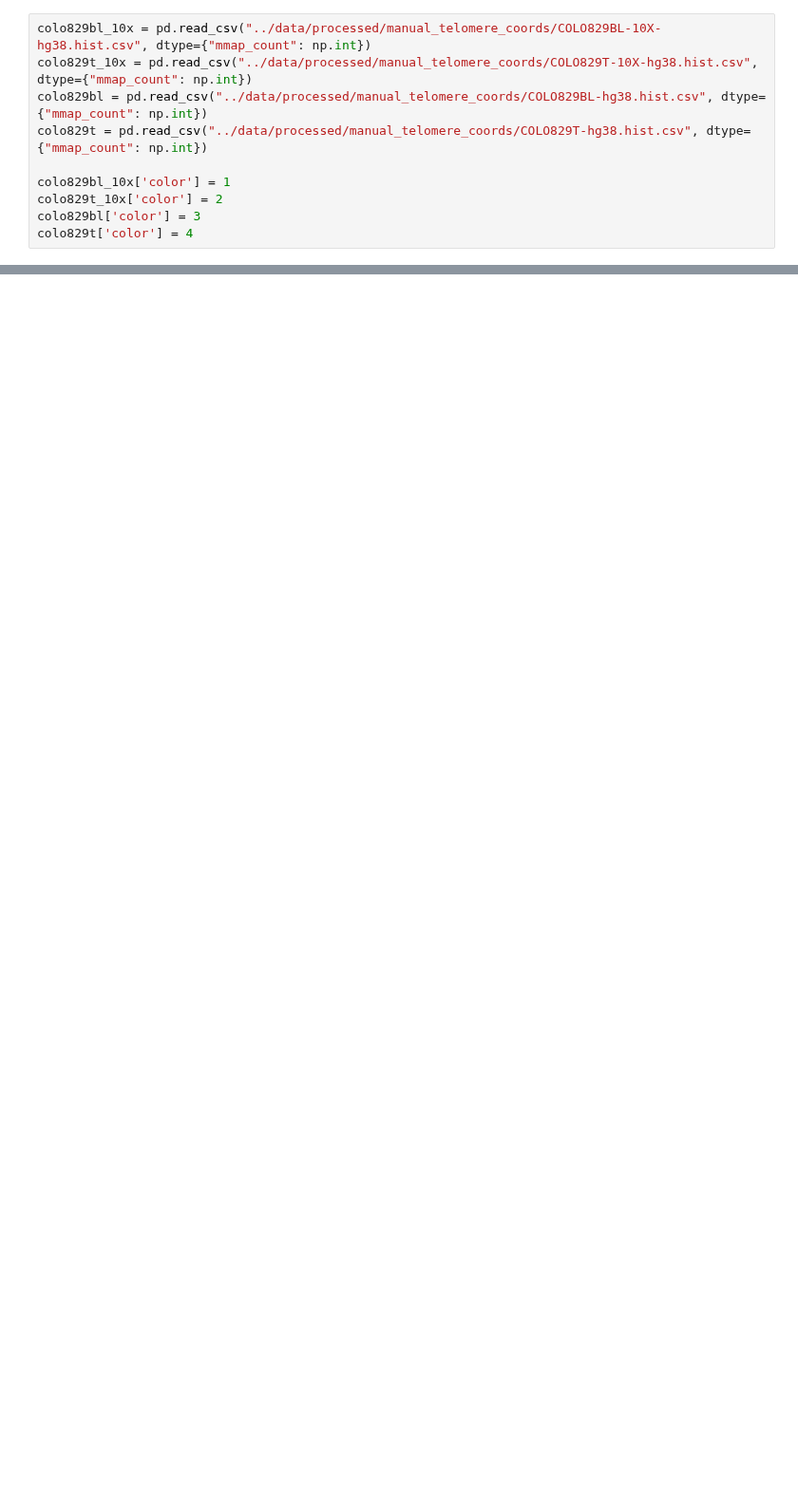
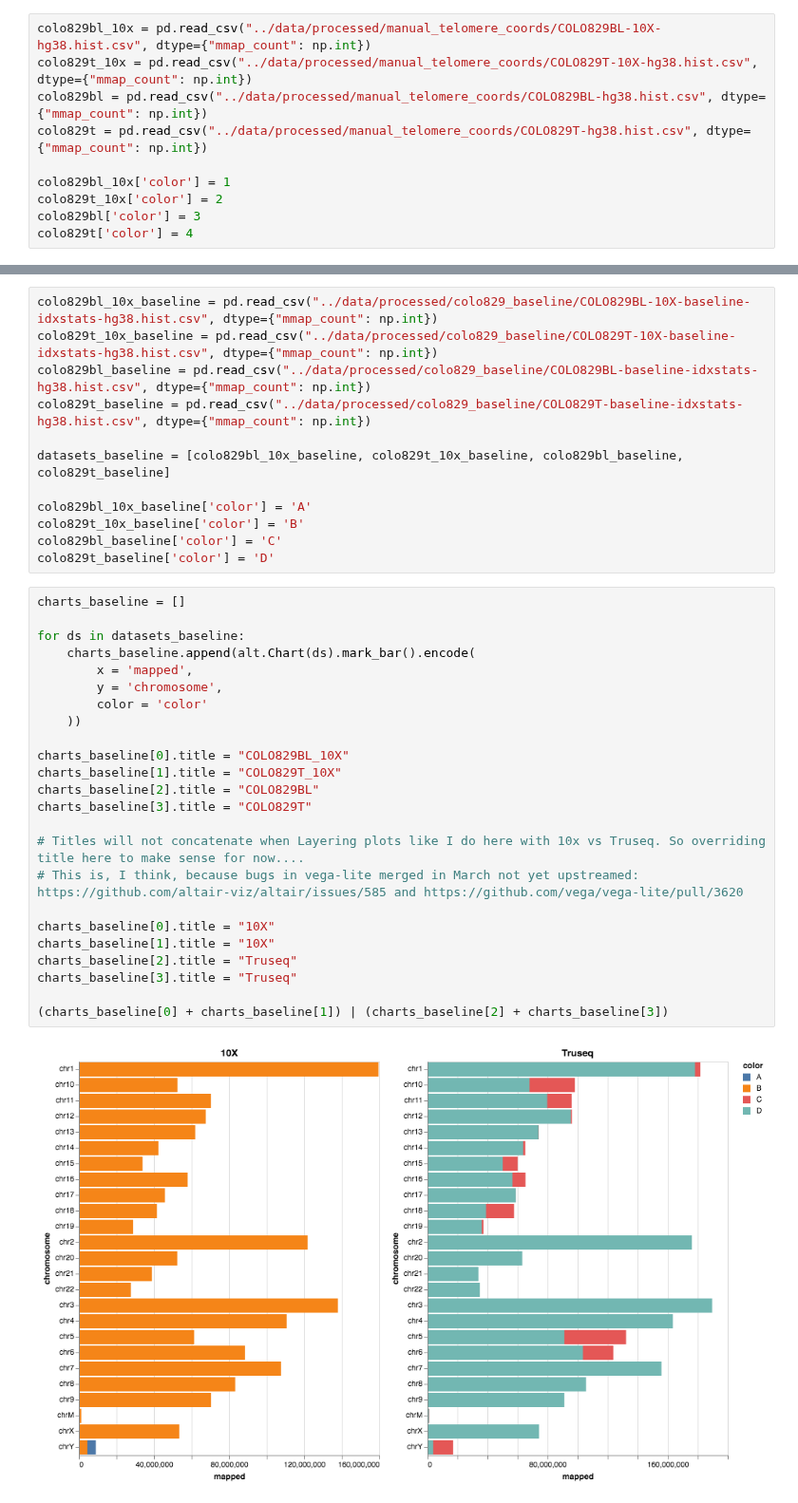
Before and after one commit to umccr/10x, a Jupyter notebook: telomeres/notebooks/counts.ipynb, the cells around one changed output, grey strips where cells are left out. Shown at 95% size. Cells and saved outputs as stored; diff of their text form; blank space fills up the shorter version.

```diff
--- a/telomeres/notebooks/counts.ipynb
+++ b/telomeres/notebooks/counts.ipynb
@@ -47,0 +63,38 @@ charts[3].title = "COLO829T"
+# %%
+colo829bl_10x_baseline = pd.read_csv("../data/processed/colo829_baseline/COLO829BL-10X-baseline-idxstats-hg38.hist.csv", dtype={"mmap_count": np.int})
+colo829t_10x_baseline = pd.read_csv("../data/processed/colo829_baseline/COLO829T-10X-baseline-idxstats-hg38.hist.csv", dtype={"mmap_count": np.int})
+colo829bl_baseline = pd.read_csv("../data/processed/colo829_baseline/COLO829BL-baseline-idxstats-hg38.hist.csv", dtype={"mmap_count": np.int})
+colo829t_baseline = pd.read_csv("../data/processed/colo829_baseline/COLO829T-baseline-idxstats-hg38.hist.csv", dtype={"mmap_count": np.int})
+
+datasets_baseline = [colo829bl_10x_baseline, colo829t_10x_baseline, colo829bl_baseline, colo829t_baseline]
+
+colo829bl_10x_baseline['color'] = 'A'
+colo829t_10x_baseline['color'] = 'B'
+colo829bl_baseline['color'] = 'C'
+colo829t_baseline['color'] = 'D'
+# %%
+charts_baseline = []
+
+for ds in datasets_baseline:
+    charts_baseline.append(alt.Chart(ds).mark_bar().encode(
+        x = 'mapped',
+        y = 'chromosome',
+        color = 'color'
+    ))
+
+charts_baseline[0].title = "COLO829BL_10X"
+charts_baseline[1].title = "COLO829T_10X"
+charts_baseline[2].title = "COLO829BL"
+charts_baseline[3].title = "COLO829T"
+
+# Titles will not concatenate when Layering plots like I do here with 10x vs Truseq. So overriding title here to make sense for now....
+# This is, I think, because bugs in vega-lite merged in March not yet upstreamed: https://github.com/altair-viz/altair/issues/585 and https://github.com/vega/vega-lite/pull/3620
+
+charts_baseline[0].title = "10X"
+charts_baseline[1].title = "10X"
+charts_baseline[2].title = "Truseq"
+charts_baseline[3].title = "Truseq"
+
+(charts_baseline[0] + charts_baseline[1]) | (charts_baseline[2] + charts_baseline[3])
+# %% [output]
+[figure, added]
```
Also changed, not shown: parts of 7 cells of this notebook.
